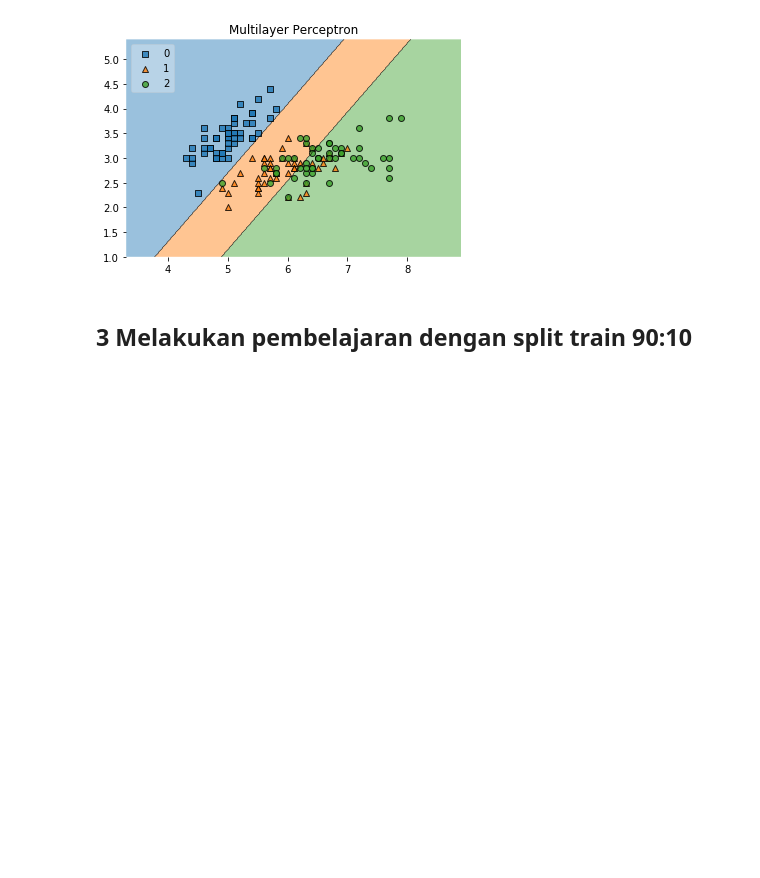
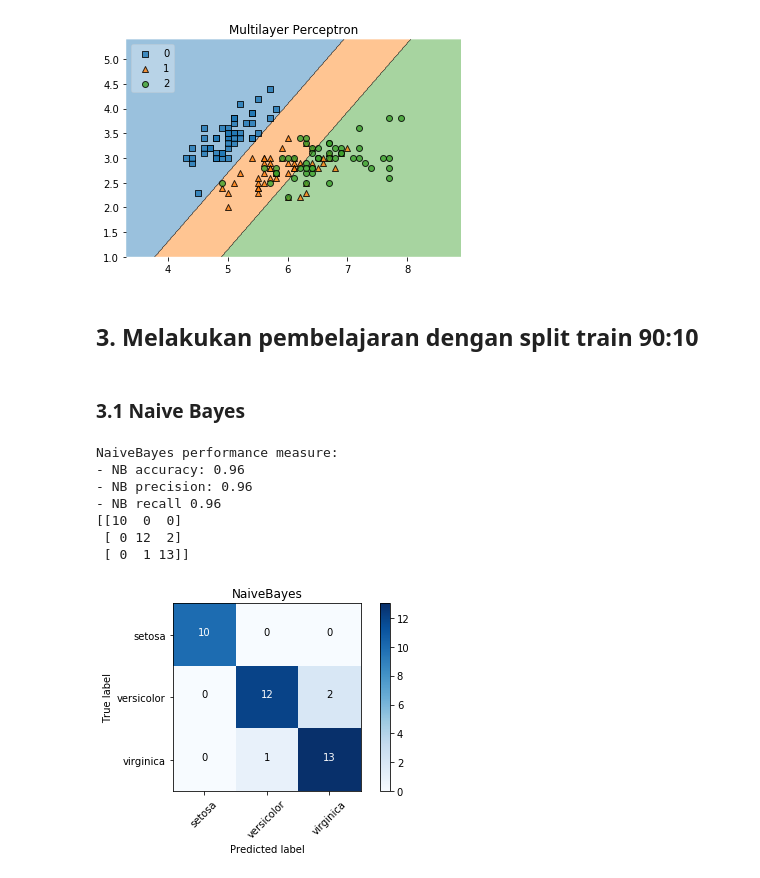
Before and after one commit to renjiraND/Tugas-Kecil-2-AI-IF3170, a Jupyter notebook: TUCIL 2 AI.ipynb, the cells around one changed output. Saved outputs shown, nothing was run; the diff lists cells and outputs as text; code cells hidden in the pictures; blank space fills up the shorter version.

```diff
--- a/TUCIL 2 AI.ipynb
+++ b/TUCIL 2 AI.ipynb
@@ -173,4 +183,4 @@ plt.show()
 # %% [output]
 [figure]
 # %% [markdown]
-## 3 Melakukan pembelajaran dengan split train 90:10
+## 3. Melakukan pembelajaran dengan split train 90:10
@@ -176,0 +226,27 @@ plt.show()
+# %% [markdown]
+### 3.1 Naive Bayes
+# %%
+iris = datasets.load_iris()
+X = iris.data
+y = iris.target
+class_names = iris.target_names
+
+X_train, X_test, y_train, y_test = train_test_split(X, y, random_state=0)
+y_pred = classifier.fit(X_train, y_train).predict(X_test)
+
+X_train90, X_test90, y_train90, y_test90 = train_test_split(X,y)
+
+gnb90 = NB()
+gnb90.fit(X_train90, y_train90)
+
+
+perfMeasure('NaiveBayes',y_test90, gnb90.predict(X_test90))
+# %% [output]
+NaiveBayes performance measure:
+- NB accuracy: 0.96
+- NB precision: 0.96
+- NB recall 0.96
+[[10  0  0]
+ [ 0 12  2]
+ [ 0  1 13]]
+[figure, added]
```
Also changed, not shown: parts of 10 cells of this notebook.
